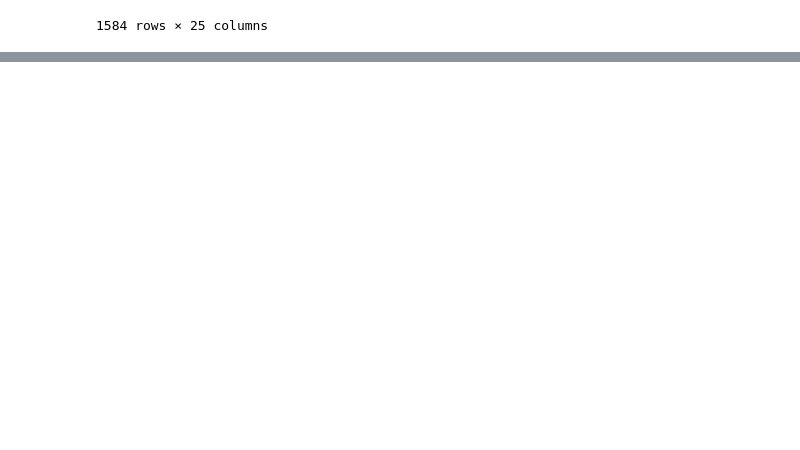
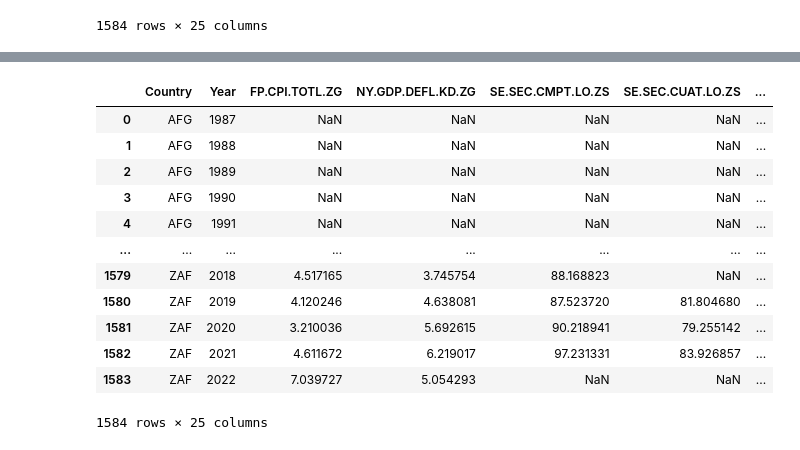
Before and after one commit to fercof87/PF-Esperanza-De-Vida, a Jupyter notebook: data api/data_api_opt.ipynb, the cells around one changed output, grey strips where cells are left out. Saved outputs shown, nothing was run; the diff lists cells and outputs as text; code cells hidden in the pictures; blank space fills up the shorter version.

```diff
--- a/data api/data_api_opt.ipynb
+++ b/data api/data_api_opt.ipynb
@@ -74,0 +129,19 @@ df_wdi
+# %%
+# Quedarse con los últimos 4 dígitos en la columna 'Year'
+df_wdi['Year'] = df_wdi['Year'].str[-4:]
+# %%
+df_wdi
+# %% [output]
+|  | Country | Year | FP.CPI.TOTL.ZG | NY.GDP.DEFL.KD.ZG | SE.SEC.CMPT.LO.ZS | SE.SEC.CUAT.LO.ZS | ... |
+| 0 | AFG | 1987 | NaN | NaN | NaN | NaN | ... |
+| 1 | AFG | 1988 | NaN | NaN | NaN | NaN | ... |
+| 2 | AFG | 1989 | NaN | NaN | NaN | NaN | ... |
+| 3 | AFG | 1990 | NaN | NaN | NaN | NaN | ... |
+| 4 | AFG | 1991 | NaN | NaN | NaN | NaN | ... |
+| ... | ... | ... | ... | ... | ... | ... | ... |
+| 1579 | ZAF | 2018 | 4.517165 | 3.745754 | 88.168823 | NaN | ... |
+| 1580 | ZAF | 2019 | 4.120246 | 4.638081 | 87.523720 | 81.804680 | ... |
+| 1581 | ZAF | 2020 | 3.210036 | 5.692615 | 90.218941 | 79.255142 | ... |
+| 1582 | ZAF | 2021 | 4.611672 | 6.219017 | 97.231331 | 83.926857 | ... |
+| 1583 | ZAF | 2022 | 7.039727 | 5.054293 | NaN | NaN | ... |
+1584 rows × 25 columns
```
Also changed, not shown: parts of 9 cells of this notebook, 6 other files.
